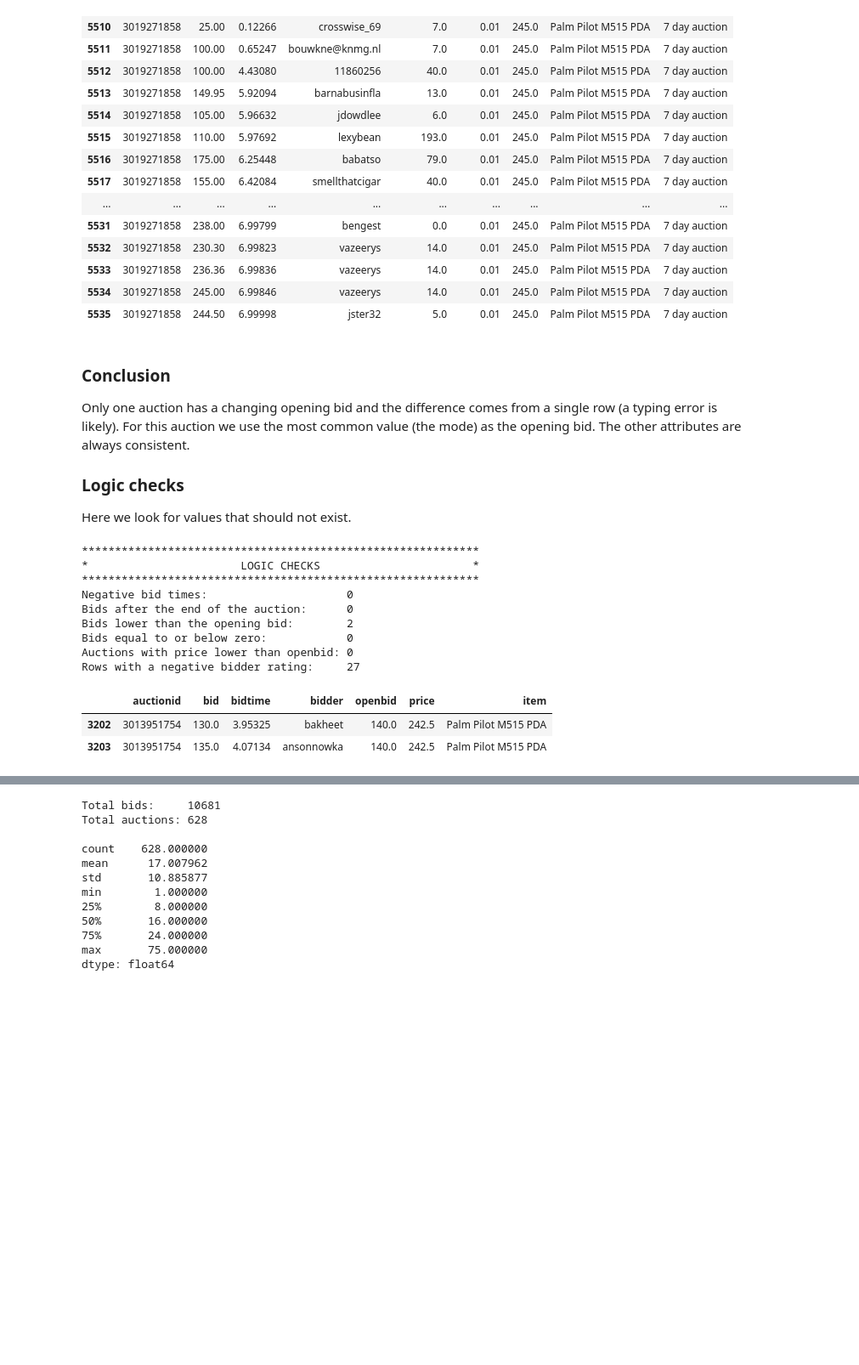
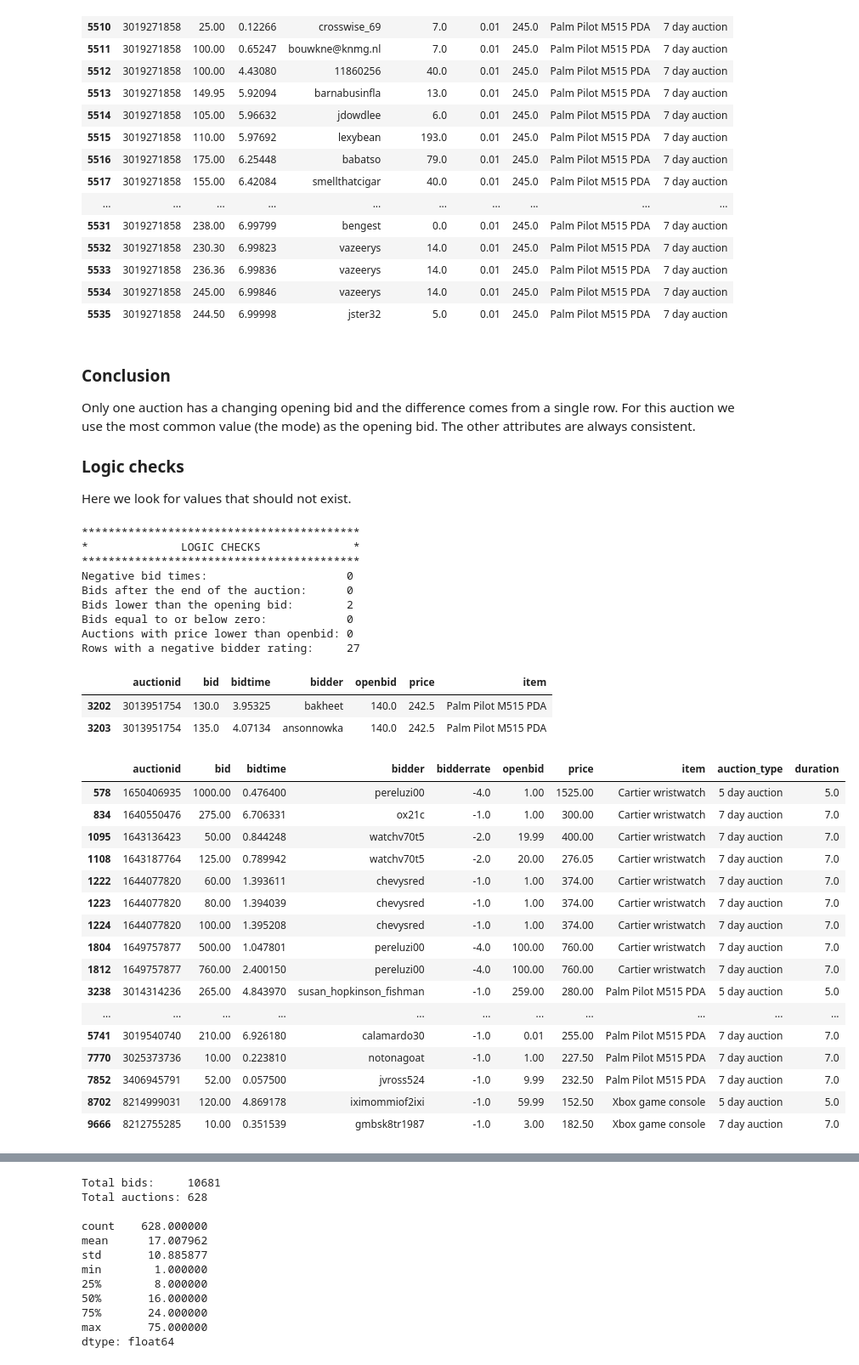
Before and after one commit to mariaaammm/BidNow_Data, a Jupyter notebook: notebooks/eda.ipynb, the cells around one changed output, grey strips where cells are left out. Shown at 85% size. Saved outputs shown, nothing was run; the diff lists cells and outputs as text; code cells hidden in the pictures; blank space fills up the shorter version.

```diff
--- a/notebooks/eda.ipynb
+++ b/notebooks/eda.ipynb
@@ -310,7 +318,7 @@ Inconsistent auction ID: Index([3019271858], dtype='int64', name='auctionid')
 # %% [markdown]
 ### Conclusion
 
-Only one auction has a changing opening bid and the difference comes from a single row (a typing error is likely). For this auction we use the most common value (the mode) as the opening bid. The other attributes are always consistent.
+Only one auction has a changing opening bid and the difference comes from a single row. For this auction we use the most common value (the mode) as the opening bid. The other attributes are always consistent.
 
 ### Logic checks
 
@@ -318,7 +326,7 @@ Here we look for values that should not exist.
 # %%
 df['duration'] = df['auction_type'].str.extract(r'(\d+)').astype(float)   # '7 day auction' -> 7
 
-print_header("LOGIC CHECKS", 60)
+print_header("LOGIC CHECKS", 42)
 print(f"Negative bid times:                     {(df['bidtime'] < 0).sum()}")
 print(f"Bids after the end of the auction:      {(df['bidtime'] > df['duration']).sum()}")
 print(f"Bids lower than the opening bid:        {(df['bid'] < df['openbid']).sum()}")
@@ -326,9 +334,9 @@ print(f"Bids equal to or below zero:            {(df['bid'] <= 0).sum()}")
 print(f"Auctions with price lower than openbid: {(df.groupby('auctionid')['price'].first() < df.groupby('auctionid')['openbid'].agg(lambda s: s.mode().iloc[0])).sum()}")
 print(f"Rows with a negative bidder rating:     {(df['bidderrate'] < 0).sum()}")
 # %% [output]
-************************************************************
-*                       LOGIC CHECKS                       *
-************************************************************
+******************************************
+*              LOGIC CHECKS              *
+******************************************
 Negative bid times:                     0
 Bids after the end of the auction:      0
 Bids lower than the opening bid:        2
@@ -342,6 +350,26 @@ display(df[df['bid'] < df['openbid']][['auctionid', 'bid', 'bidtime', 'bidder',
 |  | auctionid | bid | bidtime | bidder | openbid | price | item |
 | 3202 | 3013951754 | 130.0 | 3.95325 | bakheet | 140.0 | 242.5 | Palm Pilot M515 PDA |
 | 3203 | 3013951754 | 135.0 | 4.07134 | ansonnowka | 140.0 | 242.5 | Palm Pilot M515 PDA |
+# %%
+display(df[df['bidderrate'] < 0])
+# %% [output]
+|  | auctionid | bid | bidtime | bidder | bidderrate | openbid | price | item | auction_type | duration |
+| 578 | 1650406935 | 1000.00 | 0.476400 | pereluzi00 | -4.0 | 1.00 | 1525.00 | Cartier wristwatch | 5 day auction | 5.0 |
+| 834 | 1640550476 | 275.00 | 6.706331 | ox21c | -1.0 | 1.00 | 300.00 | Cartier wristwatch | 7 day auction | 7.0 |
+| 1095 | 1643136423 | 50.00 | 0.844248 | watchv70t5 | -2.0 | 19.99 | 400.00 | Cartier wristwatch | 7 day auction | 7.0 |
+| 1108 | 1643187764 | 125.00 | 0.789942 | watchv70t5 | -2.0 | 20.00 | 276.05 | Cartier wristwatch | 7 day auction | 7.0 |
+| 1222 | 1644077820 | 60.00 | 1.393611 | chevysred | -1.0 | 1.00 | 374.00 | Cartier wristwatch | 7 day auction | 7.0 |
+| 1223 | 1644077820 | 80.00 | 1.394039 | chevysred | -1.0 | 1.00 | 374.00 | Cartier wristwatch | 7 day auction | 7.0 |
+| 1224 | 1644077820 | 100.00 | 1.395208 | chevysred | -1.0 | 1.00 | 374.00 | Cartier wristwatch | 7 day auction | 7.0 |
+| 1804 | 1649757877 | 500.00 | 1.047801 | pereluzi00 | -4.0 | 100.00 | 760.00 | Cartier wristwatch | 7 day auction | 7.0 |
+| 1812 | 1649757877 | 760.00 | 2.400150 | pereluzi00 | -4.0 | 100.00 | 760.00 | Cartier wristwatch | 7 day auction | 7.0 |
+| 3238 | 3014314236 | 265.00 | 4.843970 | susan_hopkinson_fishman | -1.0 | 259.00 | 280.00 | Palm Pilot M515 PDA | 5 day auction | 5.0 |
+| ... | ... | ... | ... | ... | ... | ... | ... | ... | ... | ... |
+| 5741 | 3019540740 | 210.00 | 6.926180 | calamardo30 | -1.0 | 0.01 | 255.00 | Palm Pilot M515 PDA | 7 day auction | 7.0 |
+| 7770 | 3025373736 | 10.00 | 0.223810 | notonagoat | -1.0 | 1.00 | 227.50 | Palm Pilot M515 PDA | 7 day auction | 7.0 |
+| 7852 | 3406945791 | 52.00 | 0.057500 | jvross524 | -1.0 | 9.99 | 232.50 | Palm Pilot M515 PDA | 7 day auction | 7.0 |
+| 8702 | 8214999031 | 120.00 | 4.869178 | iximommiof2ixi | -1.0 | 59.99 | 152.50 | Xbox game console | 5 day auction | 5.0 |
+| 9666 | 8212755285 | 10.00 | 0.351539 | gmbsk8tr1987 | -1.0 | 3.00 | 182.50 | Xbox game console | 7 day auction | 7.0 |
 # %% [markdown]
 ### Conclusion
 
```
Also changed, not shown: parts of 23 cells of this notebook.
